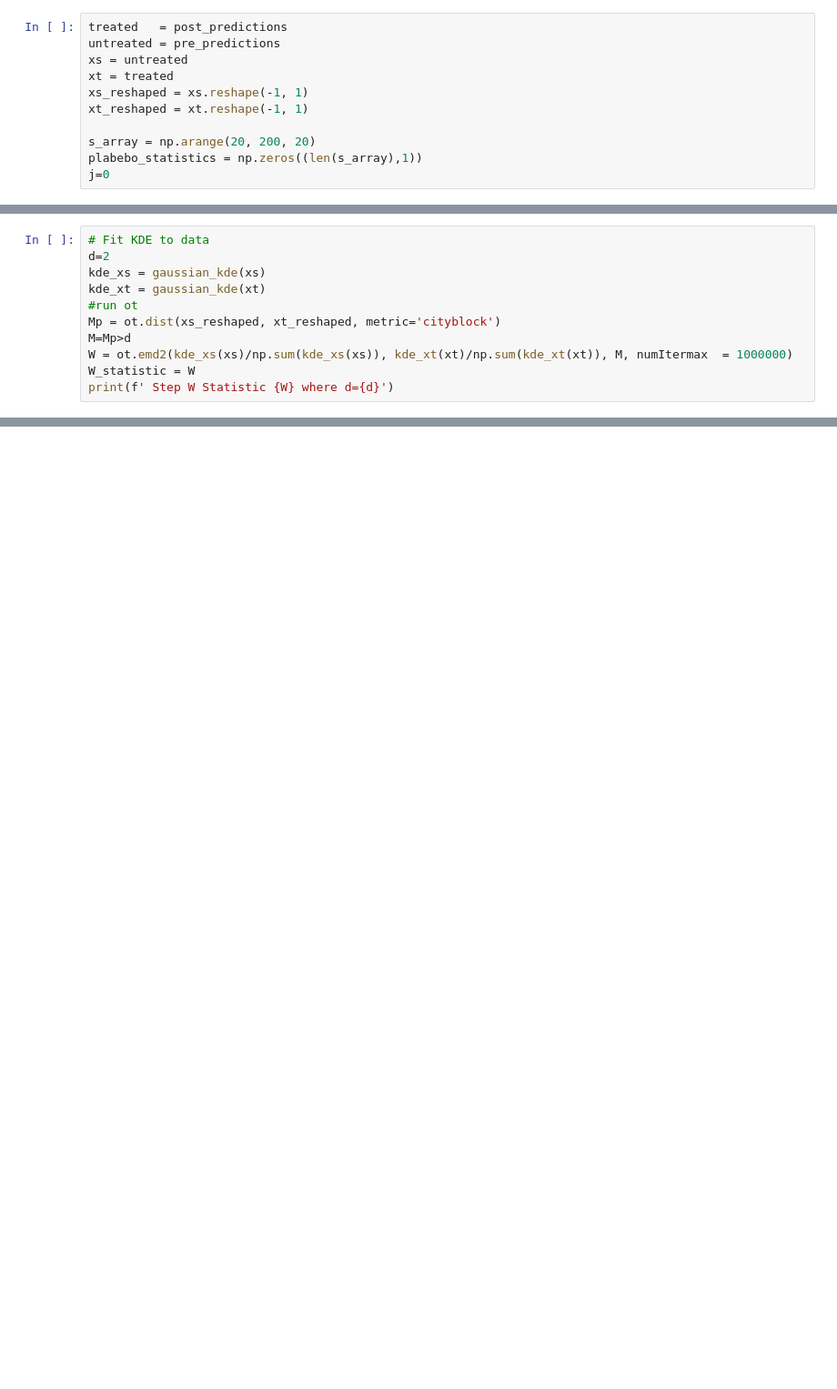
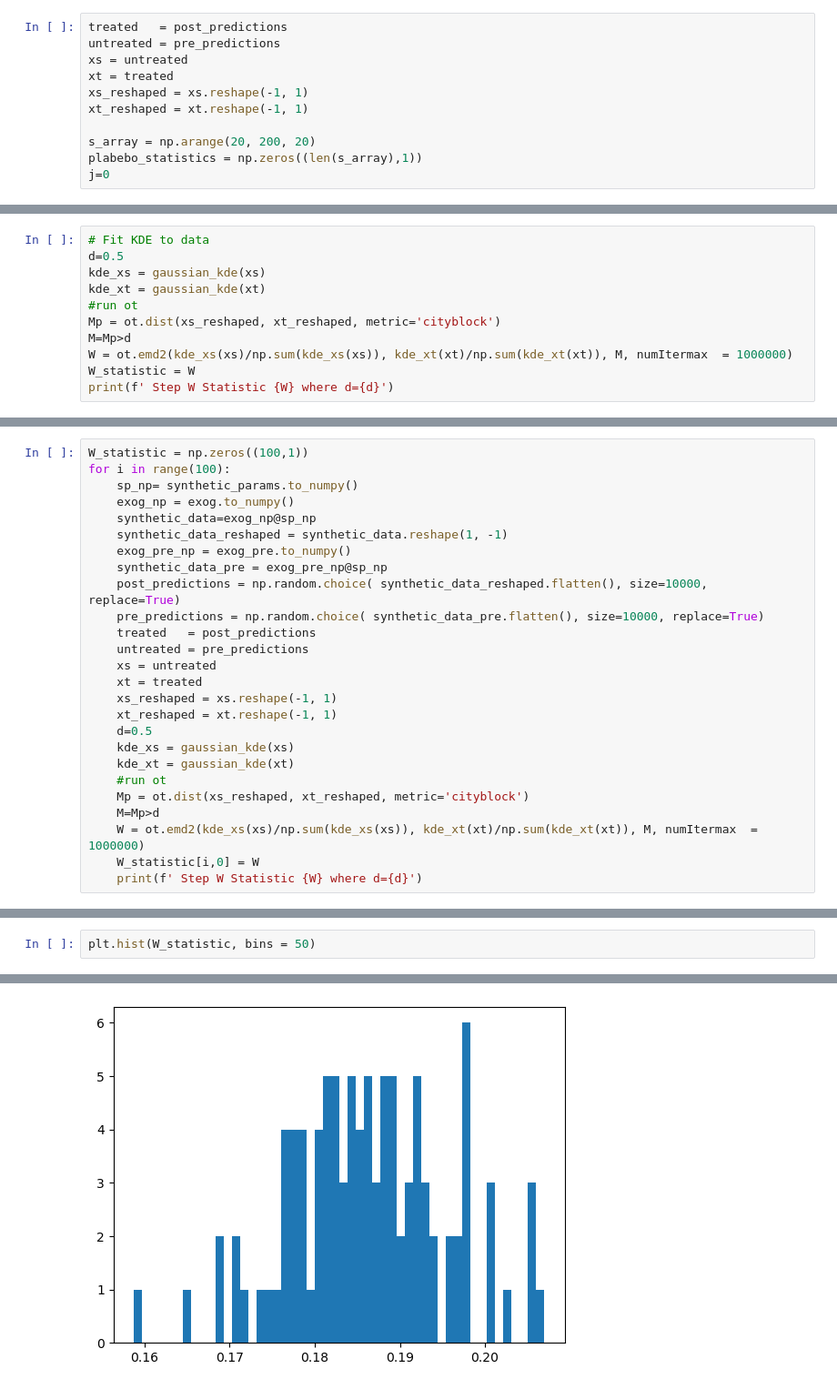
Before and after one commit to Finalblue777/optimal_transport_mpc, a Jupyter notebook: ot_mpc_synthetic.ipynb, the cells around one changed output, grey strips where cells are left out. Shown: that part at 91% size. Cells and saved outputs as stored; diff of their text form; blank space fills up the shorter version.

```diff
--- a/ot_mpc_synthetic.ipynb
+++ b/ot_mpc_synthetic.ipynb
@@ -168,6 +159,6 @@ print(average_s)
 # %%
 # Fit KDE to data
-d=2
+d=0.5
 kde_xs = gaussian_kde(xs)
 kde_xt = gaussian_kde(xt)
 #run ot
@@ -180,0 +172,26 @@ print(f' Step W Statistic {W} where d={d}')
+# %%
+W_statistic = np.zeros((100,1))
+for i in range(100):
+    sp_np= synthetic_params.to_numpy()
+    exog_np = exog.to_numpy()
+    synthetic_data=exog_np@sp_np
+    synthetic_data_reshaped = synthetic_data.reshape(1, -1)
+    exog_pre_np = exog_pre.to_numpy()
+    synthetic_data_pre = exog_pre_np@sp_np
+    post_predictions = np.random.choice( synthetic_data_reshaped.flatten(), size=10000, replace=True)
+    pre_predictions = np.random.choice( synthetic_data_pre.flatten(), size=10000, replace=True)
+    treated   = post_predictions
+    untreated = pre_predictions
+    xs = untreated
+    xt = treated
+    xs_reshaped = xs.reshape(-1, 1)
+    xt_reshaped = xt.reshape(-1, 1)
+    d=0.5
+    kde_xs = gaussian_kde(xs)
+    kde_xt = gaussian_kde(xt)
+    #run ot
+    Mp = ot.dist(xs_reshaped, xt_reshaped, metric='cityblock')
+    M=Mp>d
+    W = ot.emd2(kde_xs(xs)/np.sum(kde_xs(xs)), kde_xt(xt)/np.sum(kde_xt(xt)), M, numItermax  = 1000000)
+    W_statistic[i,0] = W
+    print(f' Step W Statistic {W} where d={d}')
@@ -180,0 +216,3 @@ print(f' Step W Statistic {W} where d={d}')
+# %%
+plt.hist(W_statistic, bins = 50)
+# %% [output]
@@ -180,0 +234 @@ print(f' Step W Statistic {W} where d={d}')
+[figure, added]
```
Also changed, not shown: parts of 5 cells of this notebook, 4 other files.
